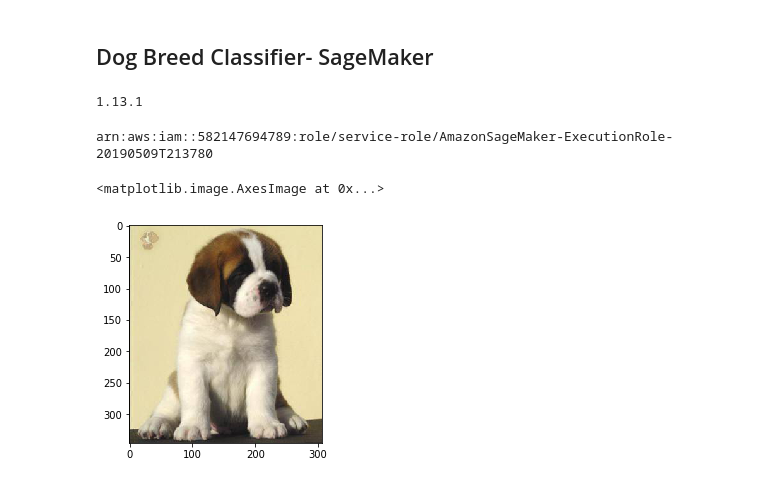
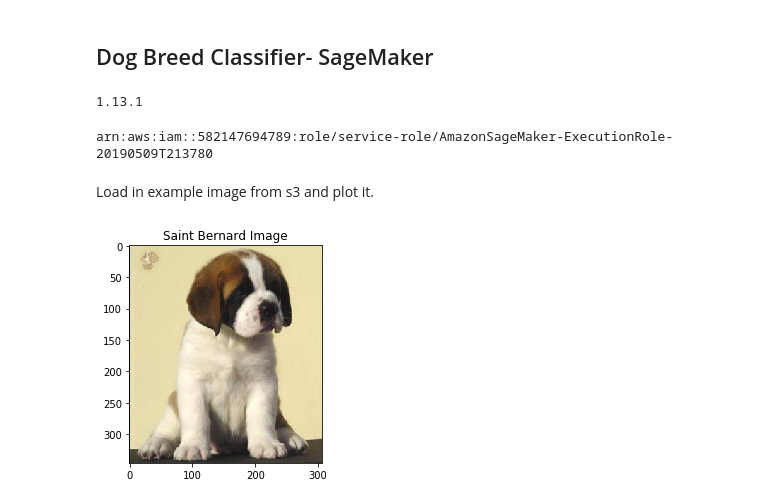
Before and after one commit to baldpanda/dog_breed_classifier, a Jupyter notebook: dog_breed_classifier_sagemaker.ipynb, the cells around one changed output. Drawn from its saved outputs; the diff is of its cells as text; code cells hidden in the pictures.

```diff
--- a/dog_breed_classifier_sagemaker.ipynb
+++ b/dog_breed_classifier_sagemaker.ipynb
@@ -1,35 +1,44 @@
 # %% [markdown]
 ## Dog Breed Classifier- SageMaker
-# %%
-import tensorflow as tf
-import numpy as np
-import os
-import pandas as pd
-from tensorflow.keras.preprocessing.image import ImageDataGenerator
-import matplotlib.pyplot as plt
-import matplotlib.image as mpimg
-from PIL import Image
-import random
-import boto3
-from sagemaker import get_execution_role
-from io import BytesIO
-
-print(tf.VERSION)
-# %% [output]
-1.13.1
+# %%
+import boto3
+import matplotlib.image as mpimg
+import matplotlib.pyplot as plt
+import numpy as np
+import os
+import pandas as pd
+import random
+import tensorflow as tf
+
+from io import BytesIO
+from PIL import Image
+from sagemaker import get_execution_role
+from tensorflow.keras.preprocessing.image import ImageDataGenerator
+
+print(tf.VERSION)
+# %% [output]
+1.13.1
 # %%
 role = get_execution_role()
 print(role)
-bucket = "dog-breed-classifier"
-data_key = "data/example/b3beb6bab59975305146110d51fc7120.jpg"
+BUCKET = "dog-breed-classifier"
+EXAMPLE_DATA_KEY = "data/example/b3beb6bab59975305146110d51fc7120.jpg"
+REGION = "eu-west-1"
 # %% [output]
 arn:aws:iam::582147694789:role/service-role/AmazonSageMaker-ExecutionRole-20190509T213780
+# %% [markdown]
+Load in example image from s3 and plot it.
 # %%
-resource = boto3.resource('s3', region_name='eu-west-1')
-bucket = resource.Bucket('dog-breed-classifier')
-image_object = bucket.Object('data/example/b3beb6bab59975305146110d51fc7120.jpg')
-image = mpimg.imread(BytesIO(image_object.get()['Body'].read()), 'jp2')
+resource = boto3.resource("s3", region_name=REGION)
+# Get s3 bucket
+bucket = resource.Bucket(BUCKET)
+# Get image object from s3
+image_object = bucket.Object(EXAMPLE_DATA_KEY)
+# Read image in
+jpeg_image = BytesIO(image_object.get()['Body'].read())
+image = mpimg.imread(jpeg_image, "jpeg")
 plt.imshow(image)
+plt.title("Saint Bernard Image")
+plt.show()
 # %% [output]
-<matplotlib.image.AxesImage at 0x...>
-[figure, old version]
+[figure, new version]
```
